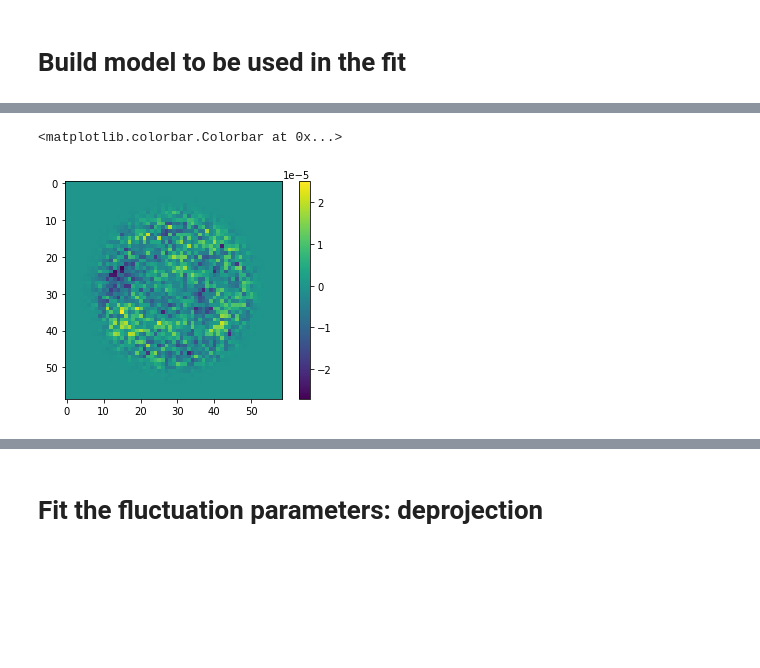
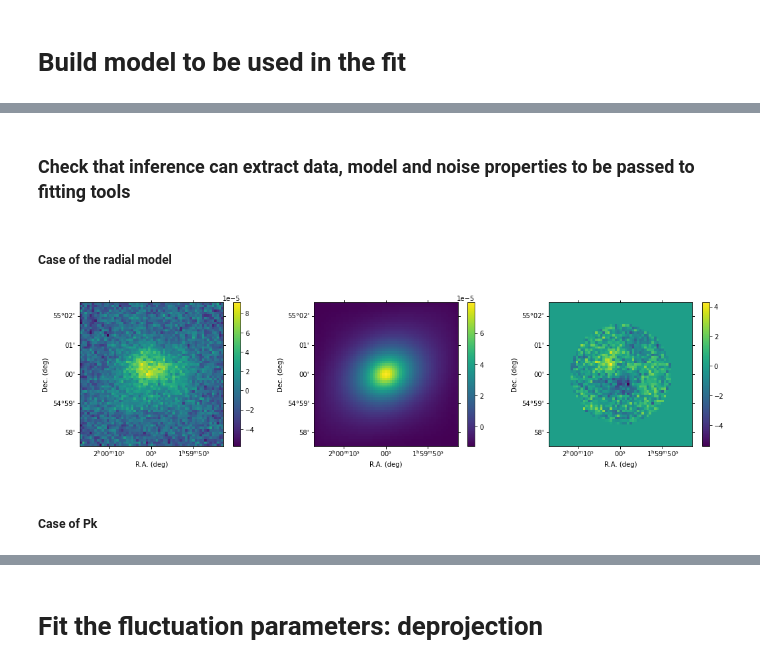
Before and after one commit to remi-adam/pitszi, a Jupyter notebook: notebook/pitszi_dev_forward_fit_pk3d_via_window_function_and_mbb.ipynb, the cells around one changed output, grey strips where cells are left out. Saved outputs shown, nothing was run; the diff lists cells and outputs as text; code cells hidden in the pictures; blank space fills up the shorter version.

Commit message:
reorganisation of the inference class

```diff
--- a/notebook/pitszi_dev_forward_fit_pk3d_via_window_function_and_mbb.ipynb
+++ b/notebook/pitszi_dev_forward_fit_pk3d_via_window_function_and_mbb.ipynb
@@ -232,7 +241,36 @@ inference.set_method_w8(apply_radial_model=method_w8_radial,
-# %%
-_,_,img,_,_ = inference.get_pk2d_data(output_ymodel=True)
-plt.imshow(img)
-plt.colorbar()
-# %% [output]
-<matplotlib.colorbar.Colorbar at 0x...>
-[figure, removed]
+# %% [markdown]
+### Check that inference can extract data, model and noise properties to be passed to fitting tools
+# %% [markdown]
+##### Case of the radial model
+# %%
+inference.nuisance_ZL = 0
+inference.model.triaxiality = {'min_to_maj_axis_ratio':axis_q1, 'int_to_maj_axis_ratio':axis_q2,
+                               'euler_angle1':euler_1, 'euler_angle2':euler_2, 'euler_angle3':euler_3}
+inference.model.model_pressure_profile['P_0'] *= 1
+
+resid = (inference.get_radial_data() - inference.get_radial_model()) / inference.get_radial_noise_statistics()[0]
+
+plt.rcParams.update({'font.size': 10})
+fig = plt.figure(0, figsize=(18, 4))
+
+ax = plt.subplot(1, 3, 1, projection=WCS(data.header))
+plt.imshow(inference.get_radial_data())
+plt.colorbar()
+plt.xlabel('R.A. (deg)')
+plt.ylabel('Dec. (deg)')
+
+ax = plt.subplot(1, 3, 2, projection=WCS(data.header))
+plt.imshow(inference.get_radial_model())
+plt.colorbar()
+plt.xlabel('R.A. (deg)')
+plt.ylabel('Dec. (deg)')
+
+ax = plt.subplot(1, 3, 3, projection=WCS(data.header))
+plt.imshow(resid*inference.data.mask)
+plt.colorbar()
+plt.xlabel('R.A. (deg)')
+plt.ylabel('Dec. (deg)')
+# %% [output]
+[figure, added]
+# %% [markdown]
+##### Case of Pk
```
Also changed, not shown: parts of 27 cells of this notebook, 3 other files.
